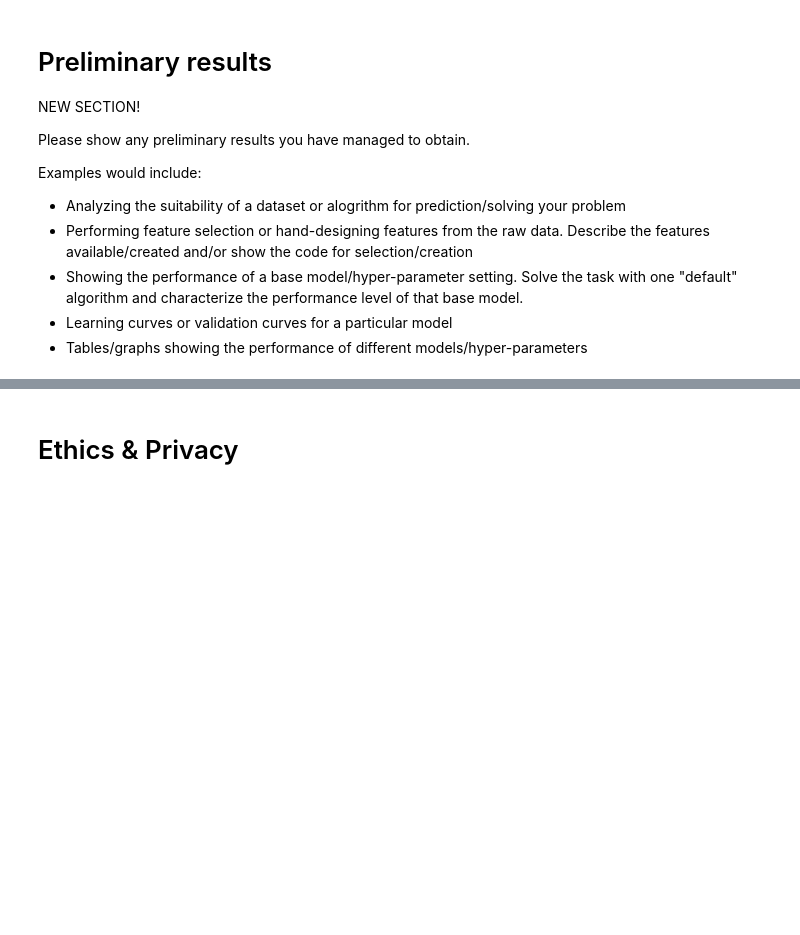
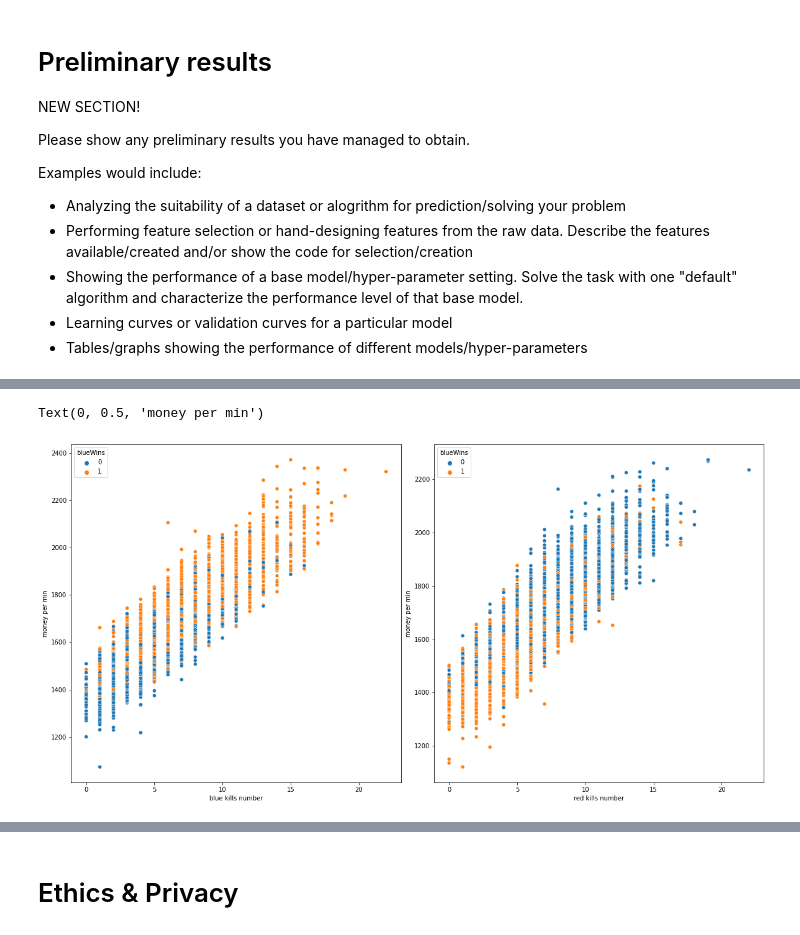
Before and after one commit to COGS118A/Group034-Sp22, a Jupyter notebook: Checkpoint_group034.ipynb, the cells around one changed output, grey strips where cells are left out. Drawn from its saved outputs; the diff is of its cells as text; code cells hidden in the pictures; blank space fills up the shorter version.

```diff
--- a/Checkpoint_group034.ipynb
+++ b/Checkpoint_group034.ipynb
@@ -136,0 +205,17 @@ Examples would include:
+# %%
+fig, axes = plt.subplots(1, 2)
+fig.set_figwidth(20)
+fig.set_figheight(10)
+fig.subplots_adjust(wspace=0.1)
+
+sns.scatterplot(x='blueKills', y='blueGoldPerMin', hue = 'blueWins', data=dfRaw, ax=axes[0])
+axes[0].set_xlabel('blue kills number')
+axes[0].set_ylabel('money per min')
+
+
+sns.scatterplot(x='redKills', y='redGoldPerMin', hue = 'blueWins',data = dfRaw, ax=axes[1])
+axes[1].set_xlabel('red kills number')
+axes[1].set_ylabel('money per min')
+# %% [output]
+Text(0, 0.5, 'money per min')
+[figure, added]
```
Also changed, not shown: parts of 15 cells of this notebook.
